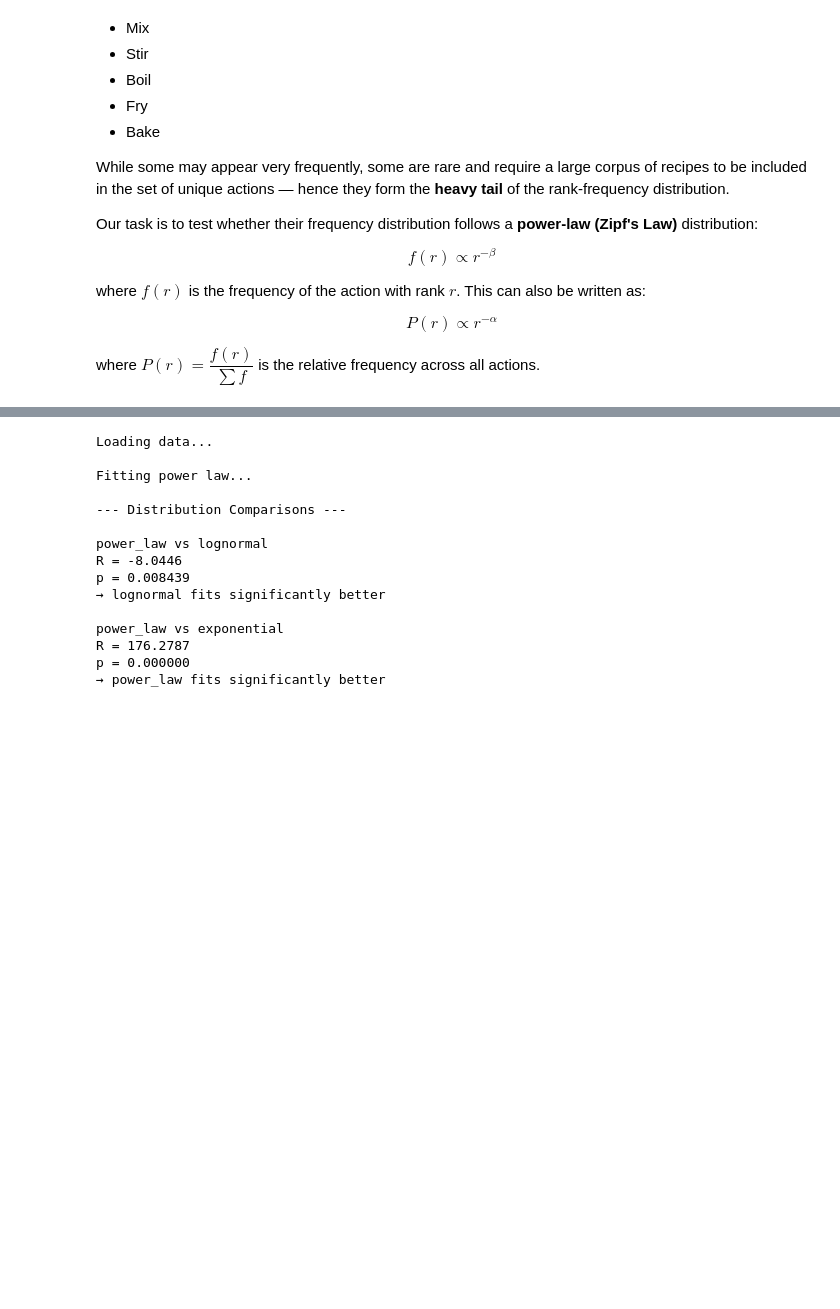
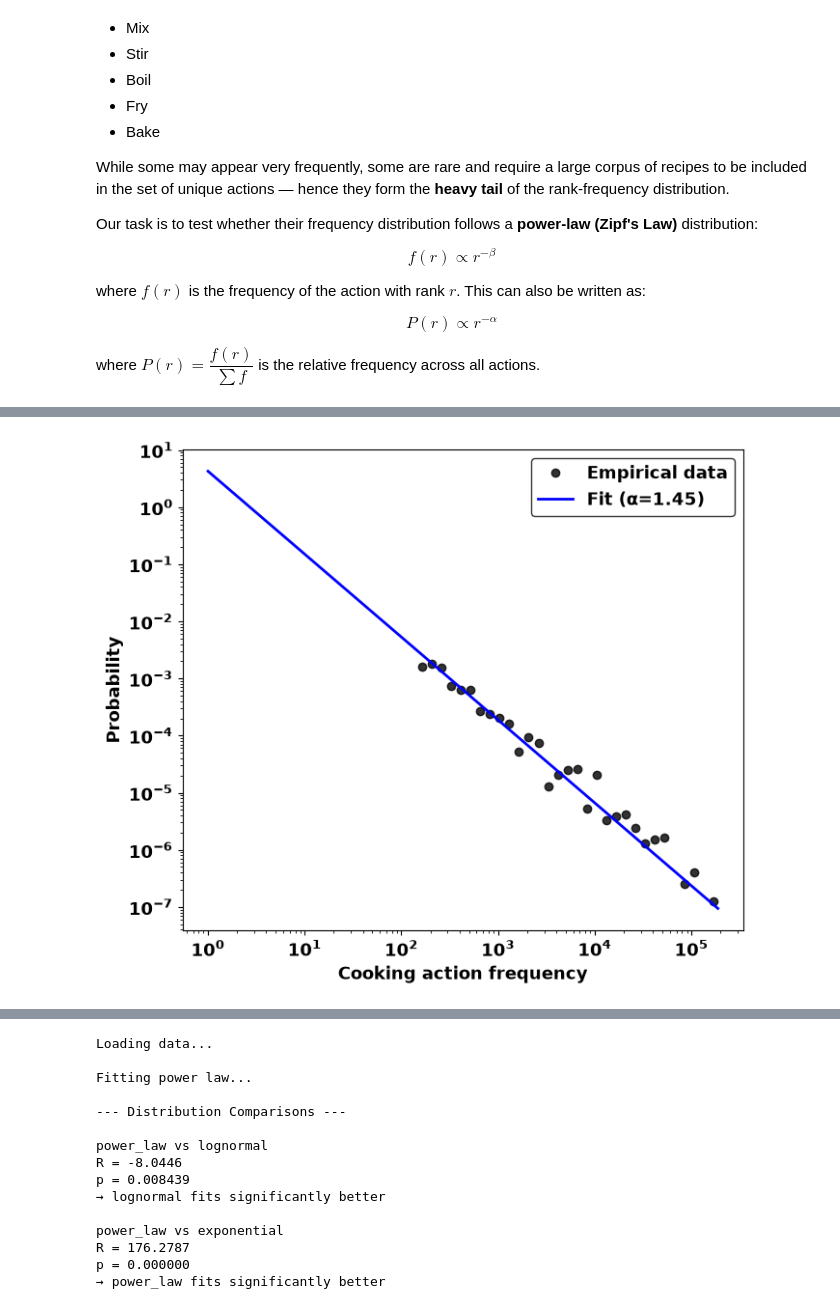
Before and after one commit to harsh23229/Universal-statistical-laws-governing-culinary-design, a Jupyter notebook: Cooking_Techniques_analysis_updated.ipynb, the cells around one changed output, grey strips where cells are left out. Cells and saved outputs as stored; diff of their text form; code cells hidden in the pictures; blank space fills up the shorter version.

```diff
--- a/Cooking_Techniques_analysis_updated.ipynb
+++ b/Cooking_Techniques_analysis_updated.ipynb
@@ -301,0 +468,66 @@ where $P(r) = \dfrac{f(r)}{\sum f}$ is the relative frequency across all actions
+# %%
+
+# =============================================================================
+# CELL 3 — Zipf MLE (powerlaw) + hypothesis test
+# =============================================================================
+import sys
+!{sys.executable} -m pip install powerlaw
+import pandas as pd
+import numpy as np
+import matplotlib.pyplot as plt
+import powerlaw
+
+plt.rcParams["font.family"] = "sans-serif"
+plt.rcParams["font.sans-serif"] = ["Arial", "DejaVu Sans"]
+plt.rcParams["font.weight"] = "bold"
+plt.rcParams["font.size"] = 13
+
+def format_axes(ax):
+    ax.grid(False)
+    legend = ax.legend(frameon=True)
+    if legend:
+        legend.get_frame().set_edgecolor("black")
+
+df_actions_raw = pd.read_excel("Datasets/RecipeID_CookingAction_List.xlsx")
+df_actions_raw = df_actions_raw.dropna(subset=['Processes'])
+df_actions_raw['Processes'] = df_actions_raw['Processes'].astype(str).str.split(r'\|\|')
+df_actions = df_actions_raw.explode('Processes').reset_index(drop=True)
+df_actions['Processes'] = df_actions['Processes'].str.strip()
+df_actions = df_actions.rename(columns={'Recipe_id': 'recipe_no', 'Processes': 'action_id'})
+
+action_counts = df_actions['action_id'].value_counts()
+data = action_counts.values
+print(f"Total unique cooking actions: {len(data)}")
+print("\n--- Applying maximum likelihood estimation ---")
+fit   = powerlaw.Fit(data, discrete=True, verbose=False)
+xmin  = fit.xmin
+alpha = fit.alpha
+sigma = fit.sigma
+print(f"\nResults from likelihood method:")
+print(f"  - Optimal cutoff (xmin): {xmin}")
+print(f"  - Power law exponent (α): {alpha:.4f}")
+print(f"  - Standard error (sigma): {sigma:.4f}")
+print(f"  - Calculated rank-frequency slope (β): {1.0/(alpha-1.0):.4f}")
+
+print("\n--- Performing hypothesis testing ---")
+R, p = fit.distribution_compare('power_law', 'lognormal', normalized_ratio=True)
+print(f"Log-likelihood ratio (R): {R:.4f}")
+print(f"p-value: {p:.4f}")
+print("-> Evidence favors the power law distribution." if R > 0 else "-> Evidence favors the lognormal distribution.")
+
+fig, ax = plt.subplots(figsize=(7, 6))
+fit.plot_pdf(color='black', linestyle='none', marker='o', alpha=0.8, markersize=6, label='Empirical data', ax=ax)
+x_max  = np.max(data)
+x_line = np.arange(1, x_max + 1)
+y_ref  = fit.power_law.pdf(np.array([xmin]))[0]
+ax.plot(x_line, y_ref * (x_line / xmin) ** -alpha, color='blue', linestyle='-', linewidth=2, label=rf'Fit (α={alpha:.2f})')
+ax.set_xlabel("Cooking action frequency", fontweight="bold")
+ax.set_ylabel("Probability", fontweight="bold")
+ax.set_xscale("log")
+ax.set_yscale("log")
+format_axes(ax)
+plt.tight_layout()
+plt.savefig("zipf_action_likelihood_method_fit.png", dpi=300)
+plt.savefig("zipf_action_likelihood_method_fit.tif", dpi=300)
+plt.show()
+# %% [output]
@@ -301,0 +551 @@ where $P(r) = \dfrac{f(r)}{\sum f}$ is the relative frequency across all actions
+[figure, added]
```
Also changed, not shown: parts of 4 cells of this notebook, 4 other files.
